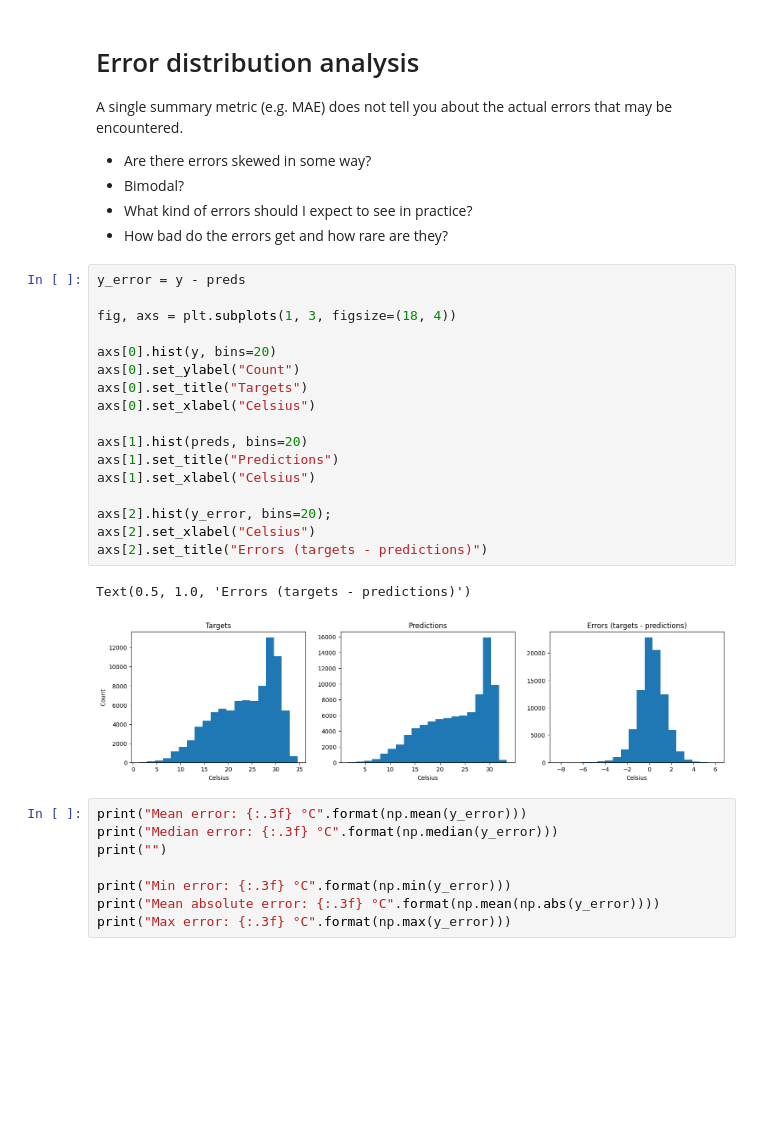
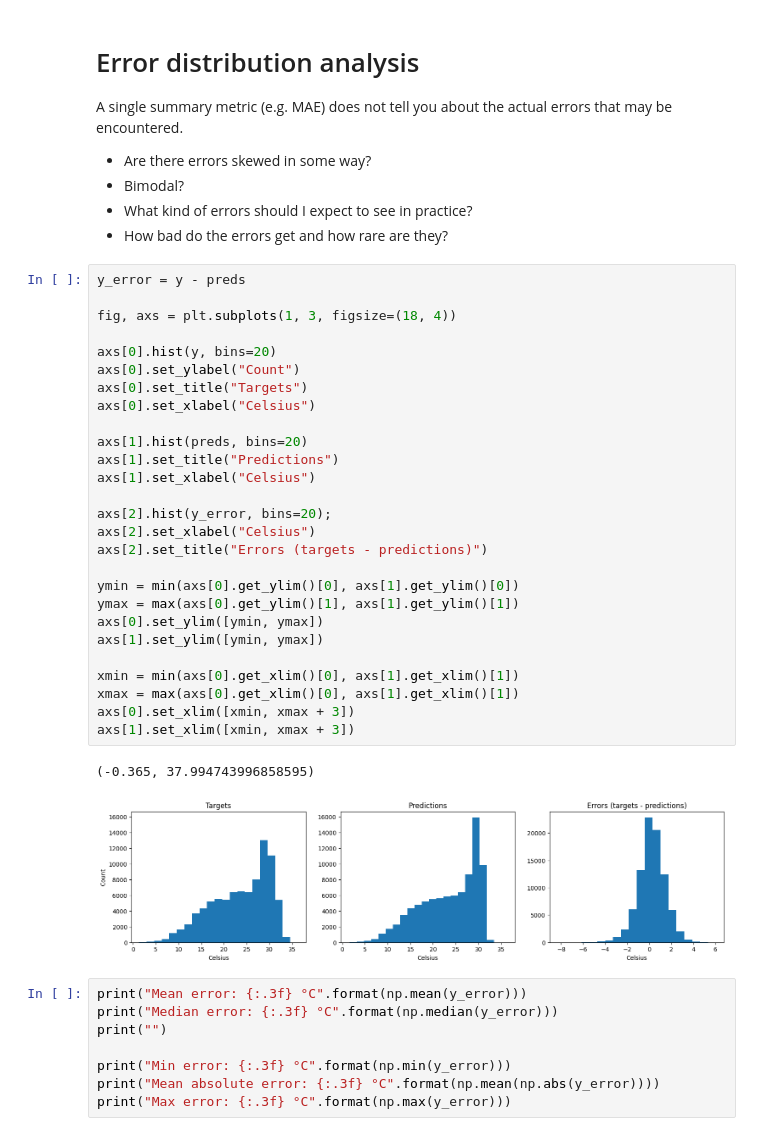
Before and after one commit to hrhampapura/ams_ai_shortcourse_2025, a Jupyter notebook: notebooks/AMSAI2025_Evaluation.ipynb, the cells around one changed output. Saved outputs shown, nothing was run; the diff lists cells and outputs as text; blank space fills up the shorter version.

```diff
--- a/notebooks/AMSAI2025_Evaluation.ipynb
+++ b/notebooks/AMSAI2025_Evaluation.ipynb
@@ -299,23 +300,33 @@ A single summary metric (e.g. MAE) does not tell you about the actual errors tha
 # %%
 y_error = y - preds
 
 fig, axs = plt.subplots(1, 3, figsize=(18, 4))
 
 axs[0].hist(y, bins=20)
 axs[0].set_ylabel("Count")
 axs[0].set_title("Targets")
 axs[0].set_xlabel("Celsius")
 
 axs[1].hist(preds, bins=20)
 axs[1].set_title("Predictions")
 axs[1].set_xlabel("Celsius")
 
 axs[2].hist(y_error, bins=20);
 axs[2].set_xlabel("Celsius")
 axs[2].set_title("Errors (targets - predictions)")
+
+ymin = min(axs[0].get_ylim()[0], axs[1].get_ylim()[0])
+ymax = max(axs[0].get_ylim()[1], axs[1].get_ylim()[1])
+axs[0].set_ylim([ymin, ymax])
+axs[1].set_ylim([ymin, ymax])
+
+xmin = min(axs[0].get_xlim()[0], axs[1].get_xlim()[1])
+xmax = max(axs[0].get_xlim()[0], axs[1].get_xlim()[1])
+axs[0].set_xlim([xmin, xmax + 3])
+axs[1].set_xlim([xmin, xmax + 3])
 # %% [output]
-Text(0.5, 1.0, 'Errors (targets - predictions)')
+(-0.365, 37.994743996858595)
-[figure, old version]
+[figure, new version]
 # %%
 print("Mean error: {:.3f} °C".format(np.mean(y_error)))
 print("Median error: {:.3f} °C".format(np.median(y_error)))
```
Also changed, not shown: parts of 10 cells of this notebook.
